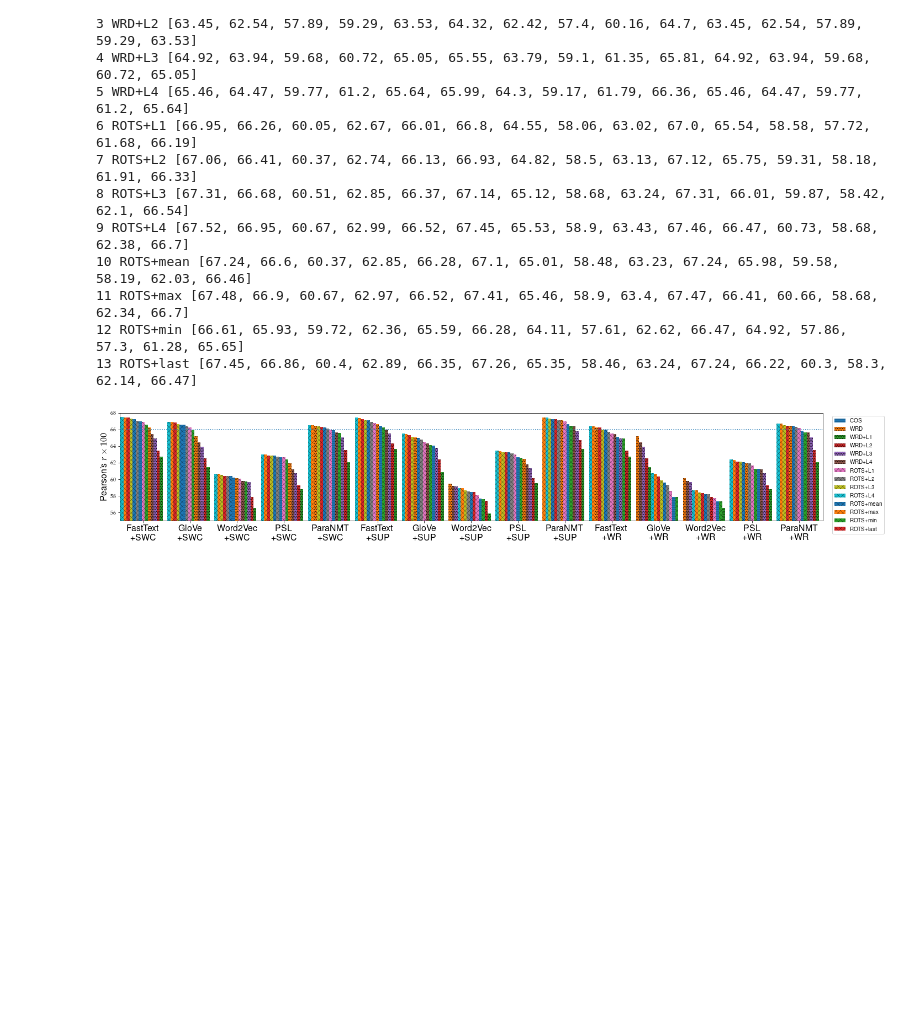
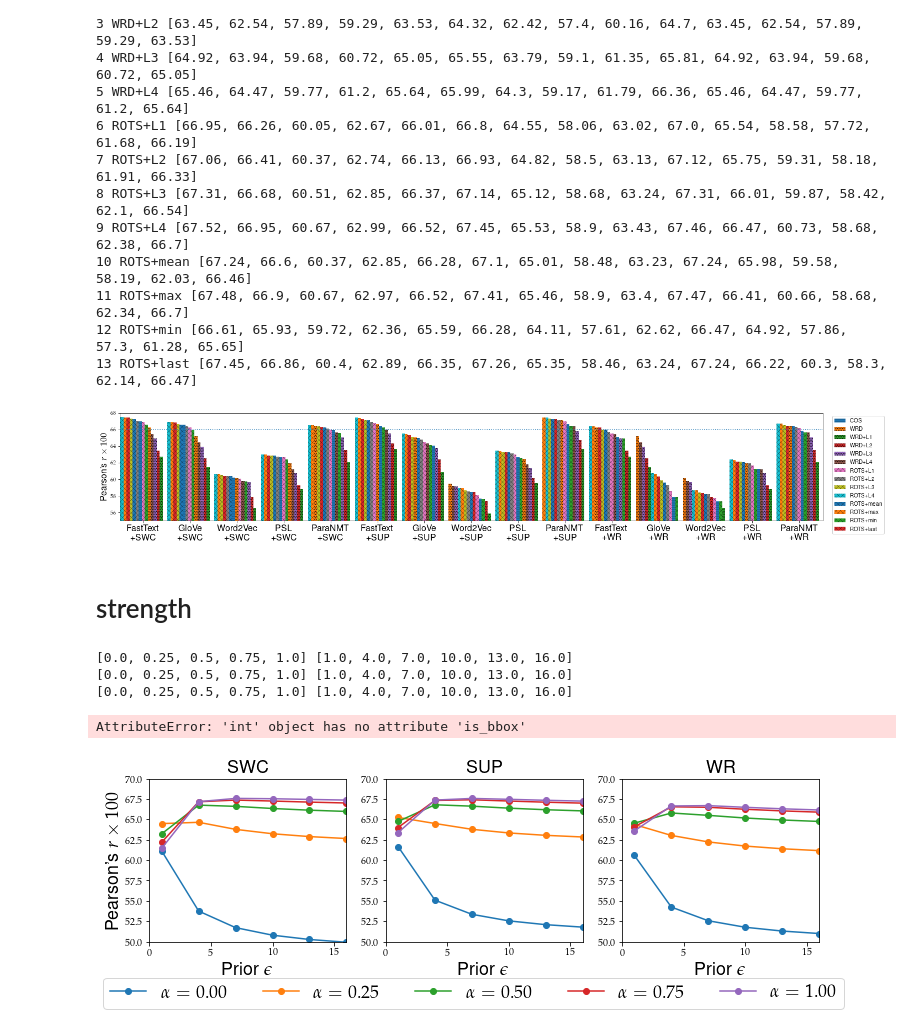
Before and after one commit to zihao-wang/rots, a Jupyter notebook: plot.ipynb, the cells around one changed output. Cells and saved outputs as stored; diff of their text form; code cells hidden in the pictures; blank space fills up the shorter version.

Commit message:
add hyperparameter study

```diff
--- a/plot.ipynb
+++ b/plot.ipynb
@@ -524,3 +524,49 @@ defaultdict(<class 'list'>, {'COS': [66.97, 66.57, 60.21, 62.69, 65.91, 66.45, 6
 12 ROTS+min [66.61, 65.93, 59.72, 62.36, 65.59, 66.28, 64.11, 57.61, 62.62, 66.47, 64.92, 57.86, 57.3, 61.28, 65.65]
 13 ROTS+last [67.45, 66.86, 60.4, 62.89, 66.35, 67.26, 65.35, 58.46, 63.24, 67.24, 66.22, 60.3, 58.3, 62.14, 66.47]
 [figure]
+# %% [markdown]
+# strength
+# %%
+file = 'log/hyperparameter_dev_SWC_fasttext.csv'
+# %%
+def plot_CP(ax, file):
+    df = pd.read_csv(file)
+    clist = df['correction'].unique().tolist()
+    plist = df['prior'].unique().tolist()
+    print(clist, plist)
+
+
+    for c in clist:
+        pline = []
+        cdf = df[df['correction'] == c]
+        for p in plist:
+            cpdf = cdf[cdf['prior'] == p]
+            score = cpdf['mid'].mean()
+            pline.append(score*100)
+        ax.plot(plist, pline, 'o-', label=r'$\alpha={:.2f}$'.format(c))
+
+    ax.set_xlabel(r'Prior $\epsilon$', fontsize=18)
+    ax.set_xlim([0, 16])
+    ax.set_ylim([50, 70])
+# %%
+fformat = 'log/hyperparameter_dev_{}_{}.csv'
+
+fig, axes = plt.subplots(ncols=3, figsize=(12, 3))
+
+for i, wv in enumerate(['fasttext']):
+    for j, pre in enumerate(['SWC', 'SUP', 'WR']):
+        plot_CP(axes[j], fformat.format(pre, wv))
+        axes[j].set_title(pre, fontsize=18)
+
+axes[0].set_ylabel(r"Pearson's $r\times 100$", fontsize=18)
+
+handles, labels = axes[0].get_legend_handles_labels()
+fig.legend(handles, labels, loc='upper center', bbox_to_anchor=(0.5, -0.), ncol=5, fontsize=18)
+# fig.tight_layout()
+fig.savefig("/Users/zihao/Nutstore Files/我的坚果云/Research/Sentence Similarity + Prior OT/acl-ijcnlp2021-templates/ec.png", bbox_inches=12)
+# %% [output]
+[0.0, 0.25, 0.5, 0.75, 1.0] [1.0, 4.0, 7.0, 10.0, 13.0, 16.0]
+[0.0, 0.25, 0.5, 0.75, 1.0] [1.0, 4.0, 7.0, 10.0, 13.0, 16.0]
+[0.0, 0.25, 0.5, 0.75, 1.0] [1.0, 4.0, 7.0, 10.0, 13.0, 16.0]
+AttributeError: 'int' object has no attribute 'is_bbox'
+[figure, added]
```
Also changed, not shown: 1 other file.
